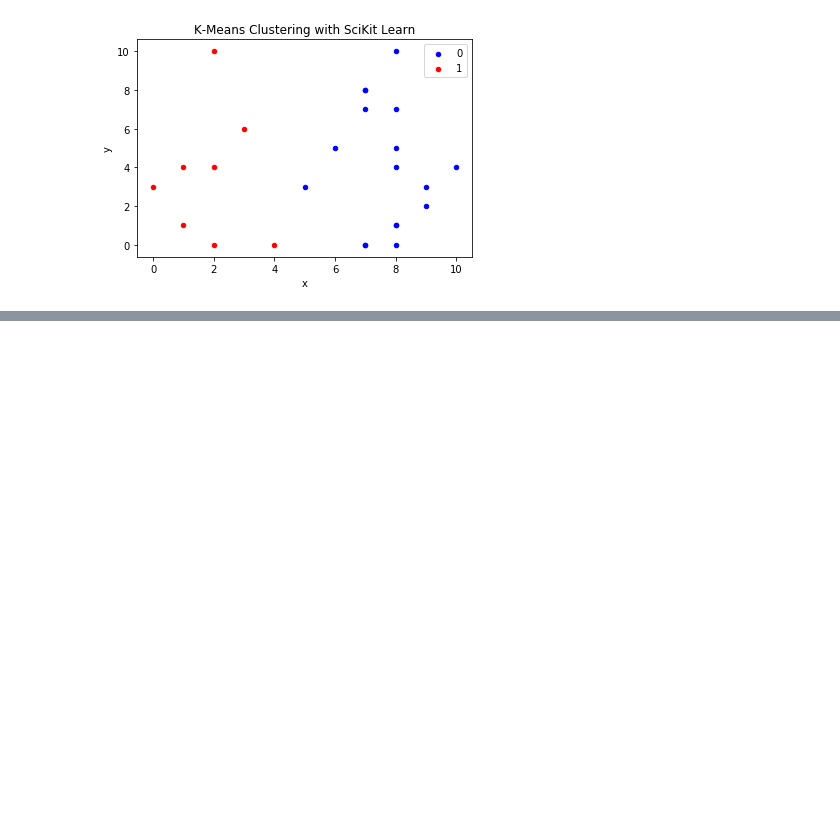
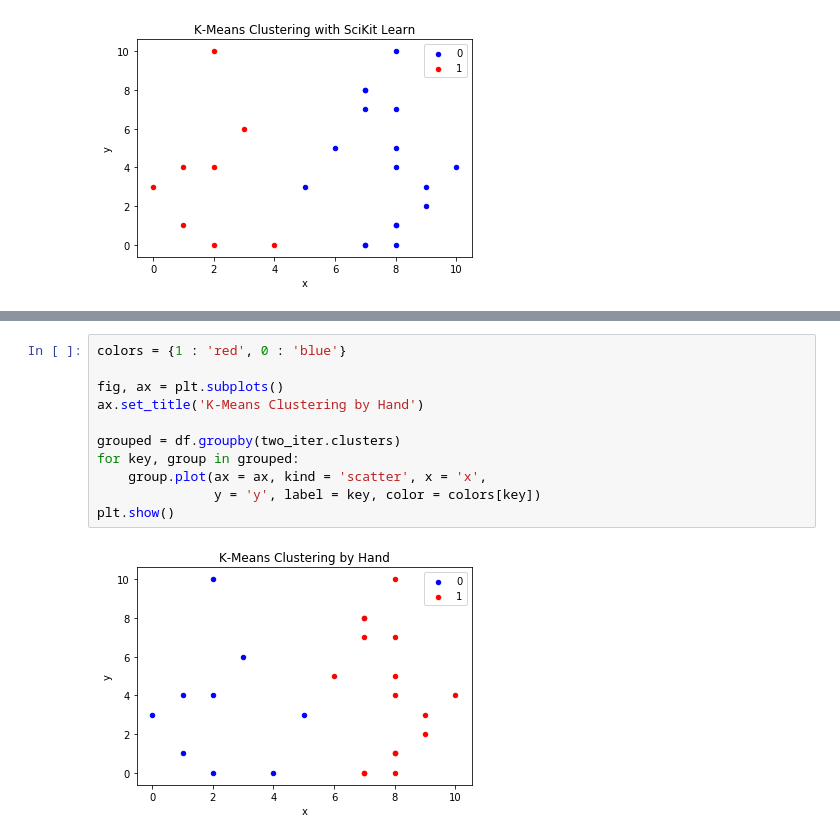
Before and after one commit to bloominstituteoftechnology/CS-Data-Science-Build-Week-1, a Jupyter notebook: KMeansClustering/KMeansTest.ipynb, the cells around one changed output, grey strips where cells are left out. Cells and saved outputs as stored; diff of their text form; blank space fills up the shorter version.

```diff
--- a/KMeansClustering/KMeansTest.ipynb
+++ b/KMeansClustering/KMeansTest.ipynb
@@ -147,0 +227,13 @@ plt.show()
+# %%
+colors = {1 : 'red', 0 : 'blue'}
+
+fig, ax = plt.subplots()
+ax.set_title('K-Means Clustering by Hand')
+
+grouped = df.groupby(two_iter.clusters)
+for key, group in grouped:
+    group.plot(ax = ax, kind = 'scatter', x = 'x',
+               y = 'y', label = key, color = colors[key])
+plt.show()
+# %% [output]
+[figure, added]
```
Also changed, not shown: parts of 17 cells of this notebook, 1 other file.
